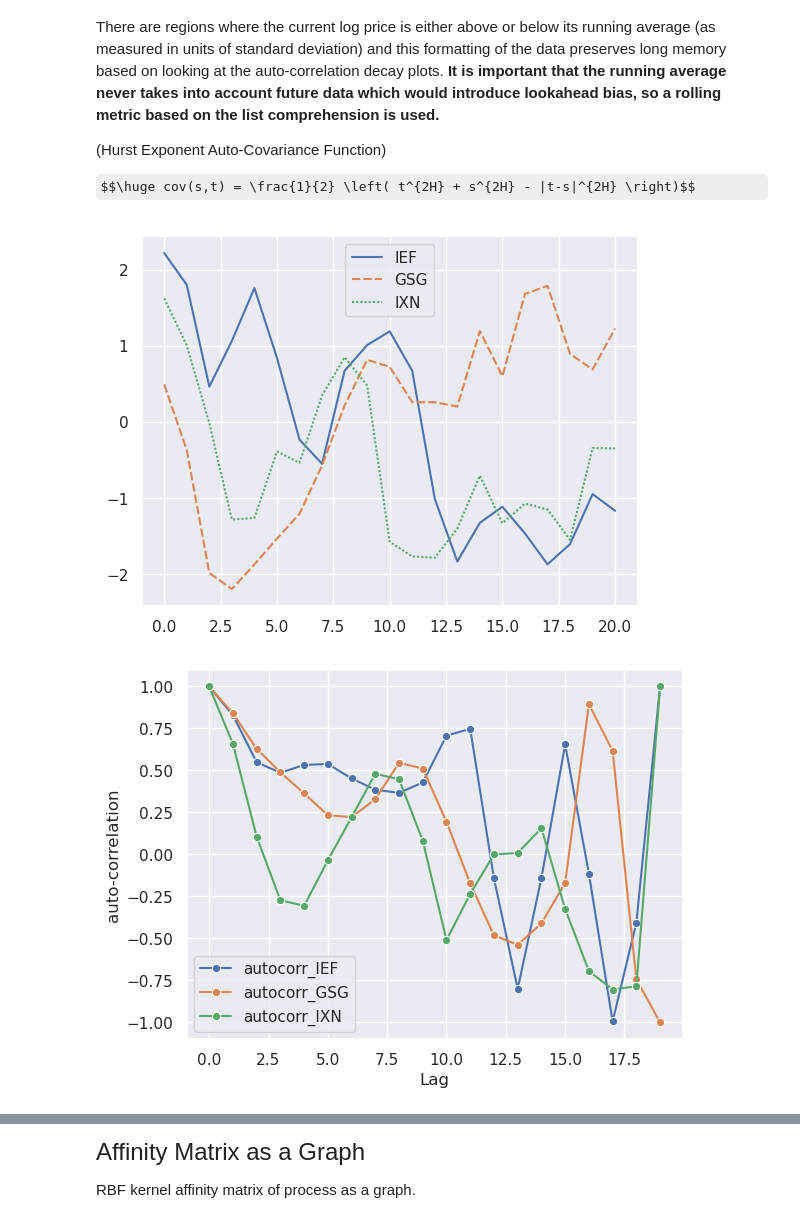
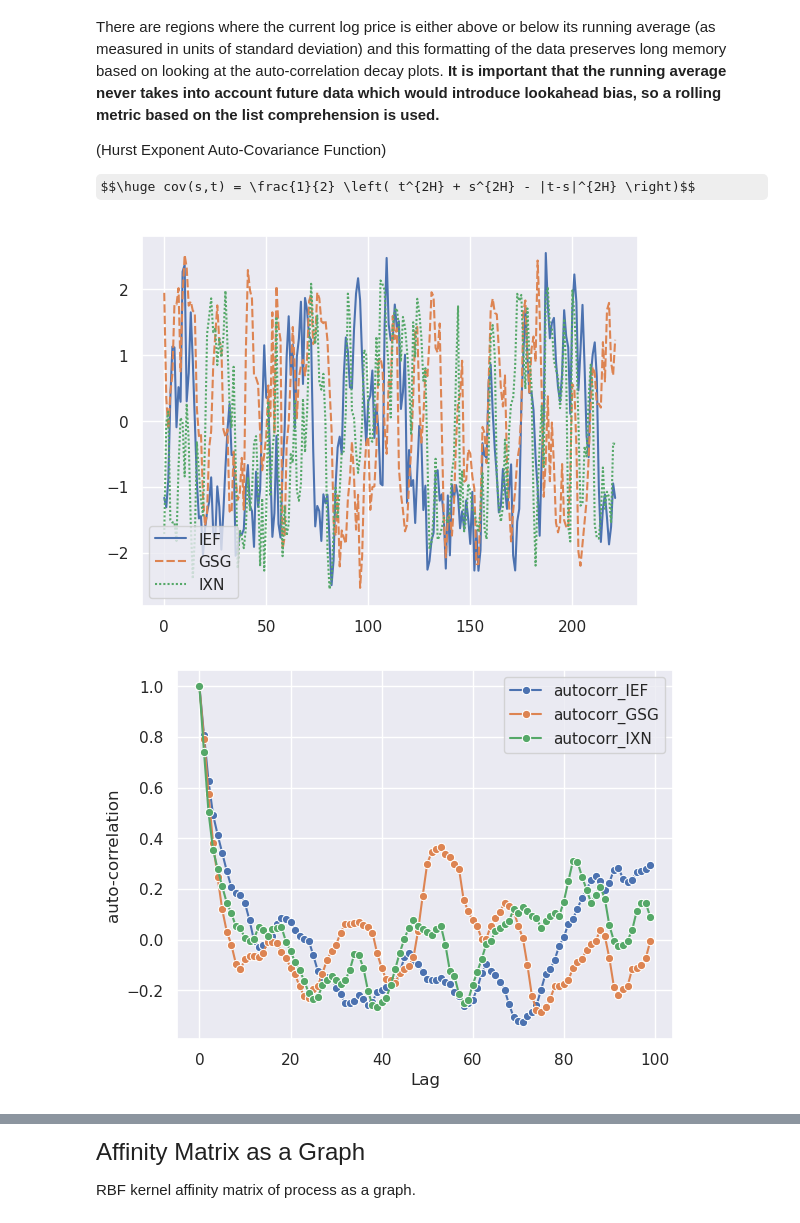
Before and after one commit to regime-lab/power-spectral-density, a Jupyter notebook: fractional_psd.ipynb, the cells around one changed output, grey strips where cells are left out. Saved outputs shown, nothing was run; the diff lists cells and outputs as text; code cells hidden in the pictures; some formulas as TeX source.

```diff
--- a/fractional_psd.ipynb
+++ b/fractional_psd.ipynb
@@ -117,7 +117,7 @@ import scipy.stats as stats
 import scipy
 
 # TODO temporarily using a small subset of the data because networkx is slow
-m6_subset1 = m6_assets.copy()[-30:]
+m6_subset1 = m6_assets.copy()
 
 # Window length 10 days
 wlen = 10
@@ -161,6 +161,7 @@ class FractionalPSD:
         self.data = np.array(data)
         self.affinity_matrix = None
 
+    # TODO Work in progress
     def distance_norm(self, target):
         x1 = torch.tensor([ _x for _x in target ], dtype=torch.float)
         x0 = torch.tensor([ _x for _x in self.data  ], dtype=torch.float)
@@ -174,34 +175,34 @@ class FractionalPSD:
         # Frobius distance between kernel evaluations
         return np.linalg.norm(autocov_1 - autocov_0, 'fro')
 
 # Example comparing white noise with same mean/variance to fractional processes
 fractional_ief = FractionalPSD(m6_subset['IEF'].values)
 fractional_gsg = FractionalPSD(m6_subset['GSG'].values)
 fractional_ixn = FractionalPSD(m6_subset['IXN'].values)
 scores_ief=[]
 scores_gsg=[]
 scores_ixn=[]
 scores=[]
 hursts=[]
 
 white_noise = torch.normal(np.mean(fractional_ief.data), np.var(fractional_ief.data), size=(len(m6_subset),))
 white_noise = white_noise.detach().numpy()
 hursts.append(pyeeg.hurst(white_noise))
 white_noise = FractionalPSD(white_noise)
 
 scores_ief.append(white_noise.distance_norm(fractional_ief.data))
 scores_gsg.append(white_noise.distance_norm(fractional_gsg.data))
 scores_ixn.append(white_noise.distance_norm(fractional_ixn.data))
 print(scores_ief)
 print(scores_gsg)
 
 plt.scatter(x=range(len(scores_ief)), y=scores_ief, s=8, label='scores_ief')
 plt.scatter(x=range(len(scores_gsg)), y=scores_gsg, s=8, label='scores_gsg')
 plt.scatter(x=range(len(scores_ixn)), y=scores_ixn, s=8, label='scores_ixn')
 plt.legend()
 plt.show()
 # %% [output]
-[figure, old version]
+[figure, new version]
-[figure, old version]
+[figure, new version]
 Requirement already satisfied: torch in /srv/conda/envs/notebook/lib/python3.7/site-packages (1.13.1)
 Requirement already satisfied: typing-extensions in /srv/conda/envs/notebook/lib/python3.7/site-packages (from torch) (4.5.0)
```
Also changed, not shown: parts of 3 cells of this notebook.
